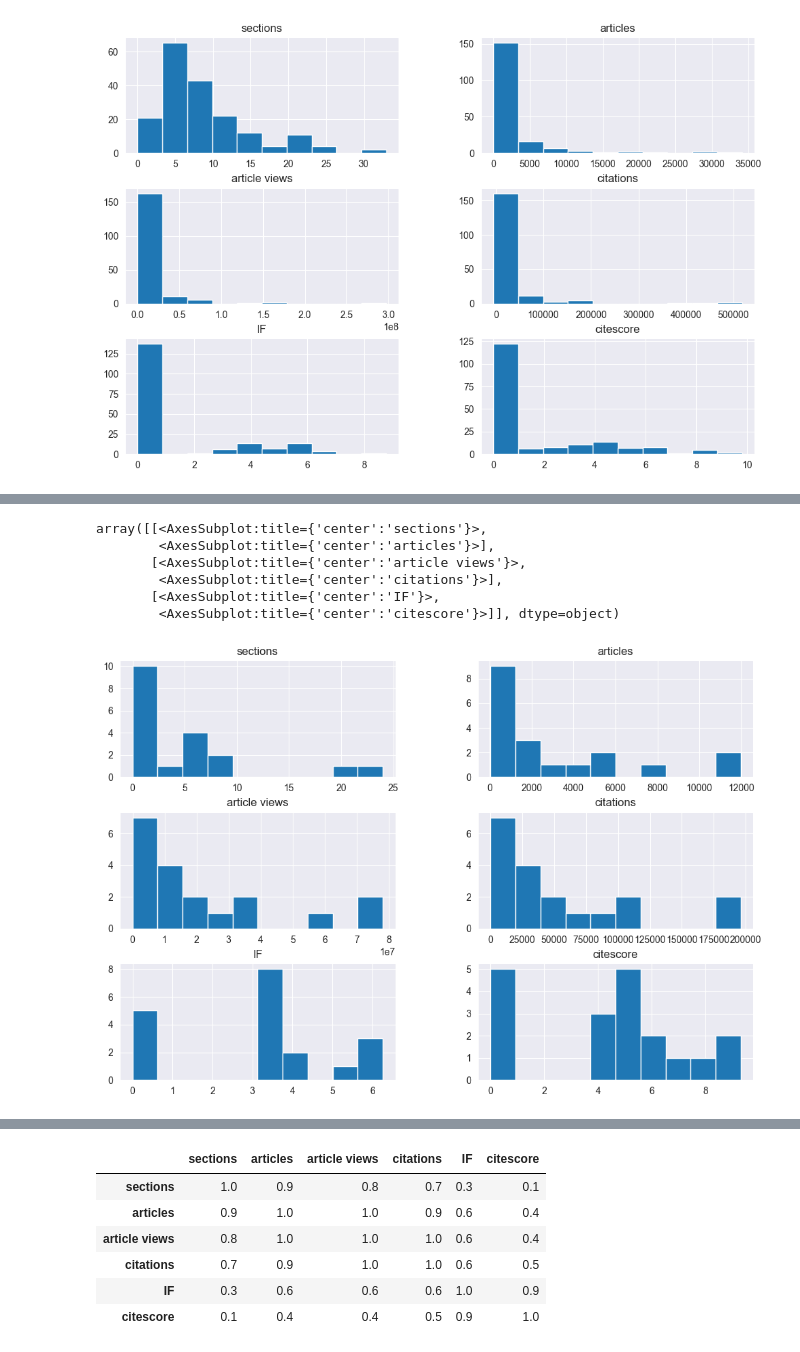
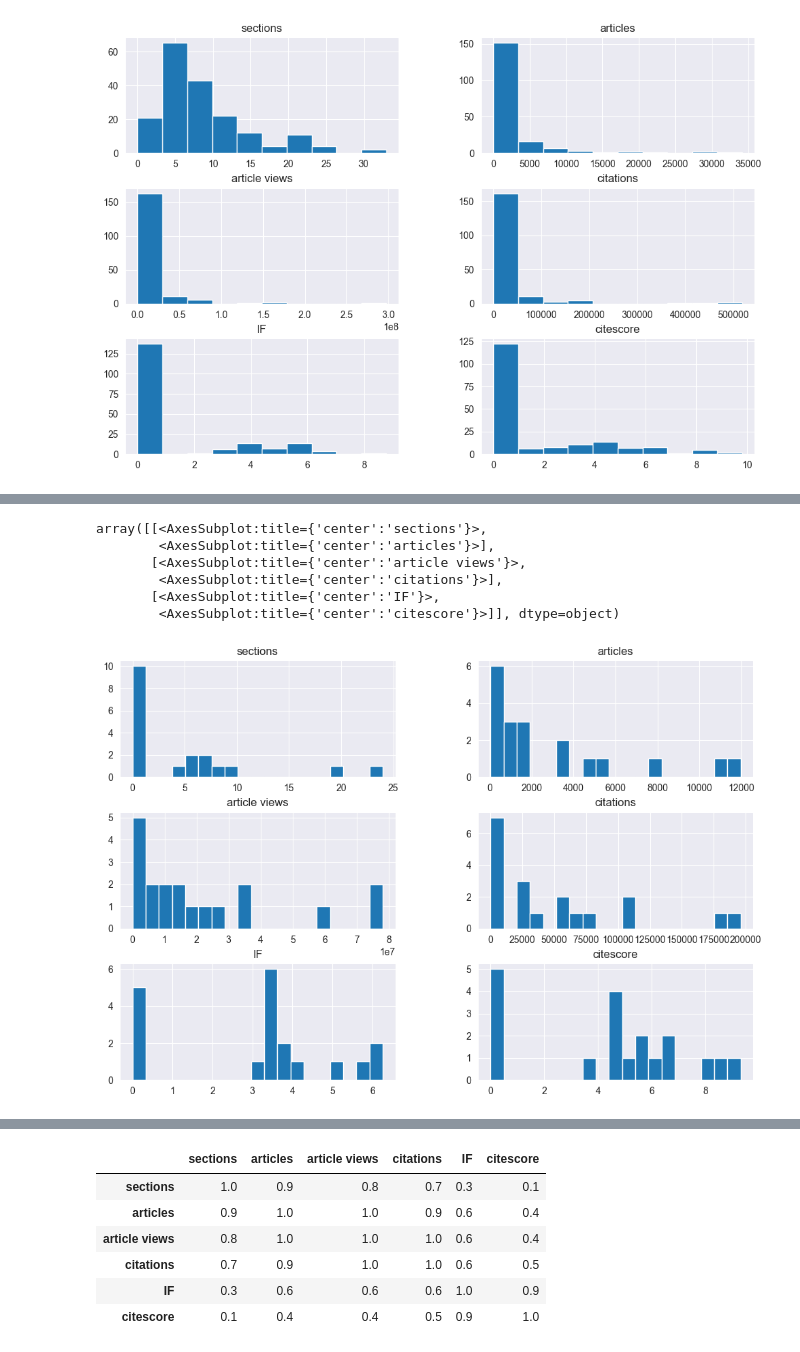
Before and after one commit to joshdev1/Frontiers, a Jupyter notebook: data_programming.ipynb, the cells around one changed output, grey strips where cells are left out. Cells and saved outputs as stored; diff of their text form; code cells hidden in the pictures.

```diff
--- a/data_programming.ipynb
+++ b/data_programming.ipynb
@@ -512,13 +485,13 @@ df_neuro.describe().round(decimals=1)
 # %%
-df_neuro.hist(figsize=[12, 8])
+df_neuro.hist(figsize=[12, 8], bins=19)
 # %% [output]
 array([[<AxesSubplot:title={'center':'sections'}>,
         <AxesSubplot:title={'center':'articles'}>],
        [<AxesSubplot:title={'center':'article views'}>,
         <AxesSubplot:title={'center':'citations'}>],
        [<AxesSubplot:title={'center':'IF'}>,
         <AxesSubplot:title={'center':'citescore'}>]], dtype=object)
-[figure, old version]
+[figure, new version]
 # %% [markdown]
 #### Correlation in the neuroscience journals
 
```
Also changed, not shown: parts of 32 cells of this notebook.
